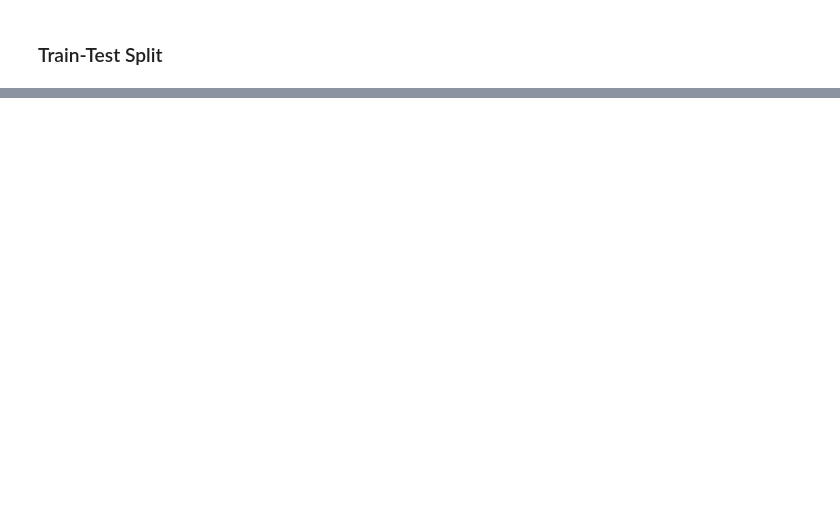
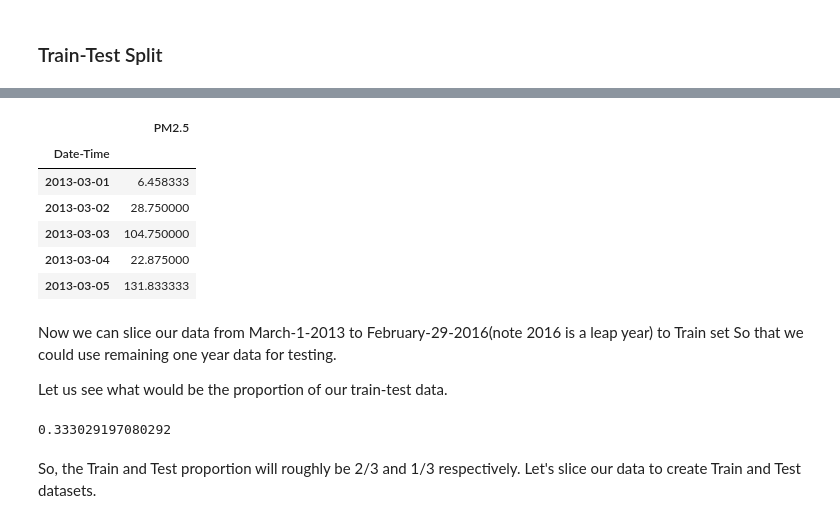
Before and after one commit to aishrock006/Capstone-Project, a Jupyter notebook: CapstoneProject.ipynb, the cells around one changed output, grey strips where cells are left out. Cells and saved outputs as stored; diff of their text form; code cells hidden in the pictures; blank space fills up the shorter version.

```diff
--- a/CapstoneProject.ipynb
+++ b/CapstoneProject.ipynb
@@ -273,13 +276,13 @@ def kpss_test(timeseries):
 <b>Test for stationarity(KPSS):</b> If the test statistic is greater than the critical value, we reject the null hypothesis (series is not stationary). If the test statistic is less than the critical value, if fail to reject the null hypothesis (series is stationary).
 # %%
 # checking data stationarity for different pollutants
-for df in df_list:           # df_list = [df_PM25, df_PM10, df_SO2, df_NO2, df_CO, df_O3]
-    print(df.columns.values[0],'\n')
+for each_df in df_list:           # df_list = [df_PM25, df_PM10, df_SO2, df_NO2, df_CO, df_O3]
+    print(each_df.columns.values[0],'\n')
     # Apply ADF
-    adf_test(df.values[:,0])
+    adf_test(each_df.values[:,0])
     print()
     # Apply KPSS
-    kpss_test(df.values[:,0])
+    kpss_test(each_df.values[:,0])
 # %% [output]
 PM2.5
 
@@ -357,0 +380,38 @@ Now it's time to split our time series data into train and test.
+# %%
+# function for resampling each dataframe
+def resample_data(dfs, freq = 'D'):
+    '''
+        dfs: list of dataframes
+        freq: frequency for resampling data, 'D' for Day
+        return: list of resampled dataframes
+
+    '''
+    return [each_df.resample(freq).mean() for each_df in dfs]
+# %%
+# df_list = [df_PM25, df_PM10, df_SO2, df_NO2, df_CO, df_O3
+# Resampling dataframes
+df_PM25, df_PM10, df_SO2, df_NO2, df_CO, df_O3 = resample_data(df_list)
+# updating df_list
+df_list = [df_PM25, df_PM10, df_SO2, df_NO2, df_CO, df_O3]
+# %%
+# lets us see the change in frequency from Hourly to Daily
+df_PM25.head()
+# %% [output]
+|  | PM2.5 |
+| Date-Time |  |
+| 2013-03-01 | 6.458333 |
+| 2013-03-02 | 28.750000 |
+| 2013-03-03 | 104.750000 |
+| 2013-03-04 | 22.875000 |
+| 2013-03-05 | 131.833333 |
+# %% [markdown]
+Now we can slice our data from March-1-2013 to February-29-2016(note 2016 is a leap year) to Train set So that we could use remaining one year data for testing.<br>
+
+Let us see what would be the proportion of our train-test data.
+# %%
+# test size from March-1-2016 to Feb-28-2017 / train size from March-1-2013 to Feb-29-2016
+df_PM25['2016-03-01':].size / df_PM25[:'2016-02-29'].size
+# %% [output]
+0.333029197080292
+# %% [markdown]
+ So, the Train and Test proportion will roughly be 2/3 and 1/3 respectively. Let's slice our data to create Train and Test datasets.<br>
```
Also changed, not shown: parts of 18 cells of this notebook.
